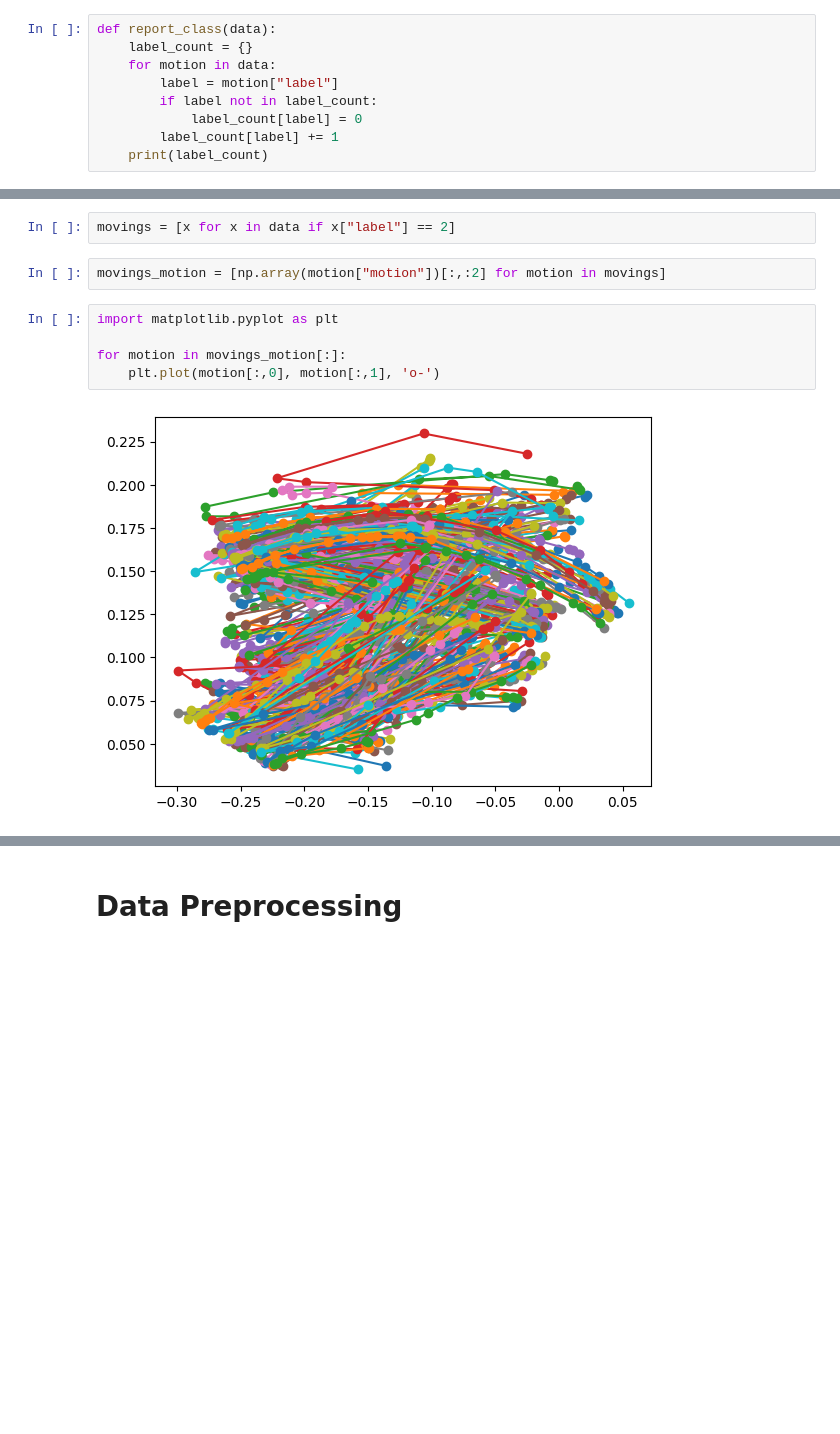
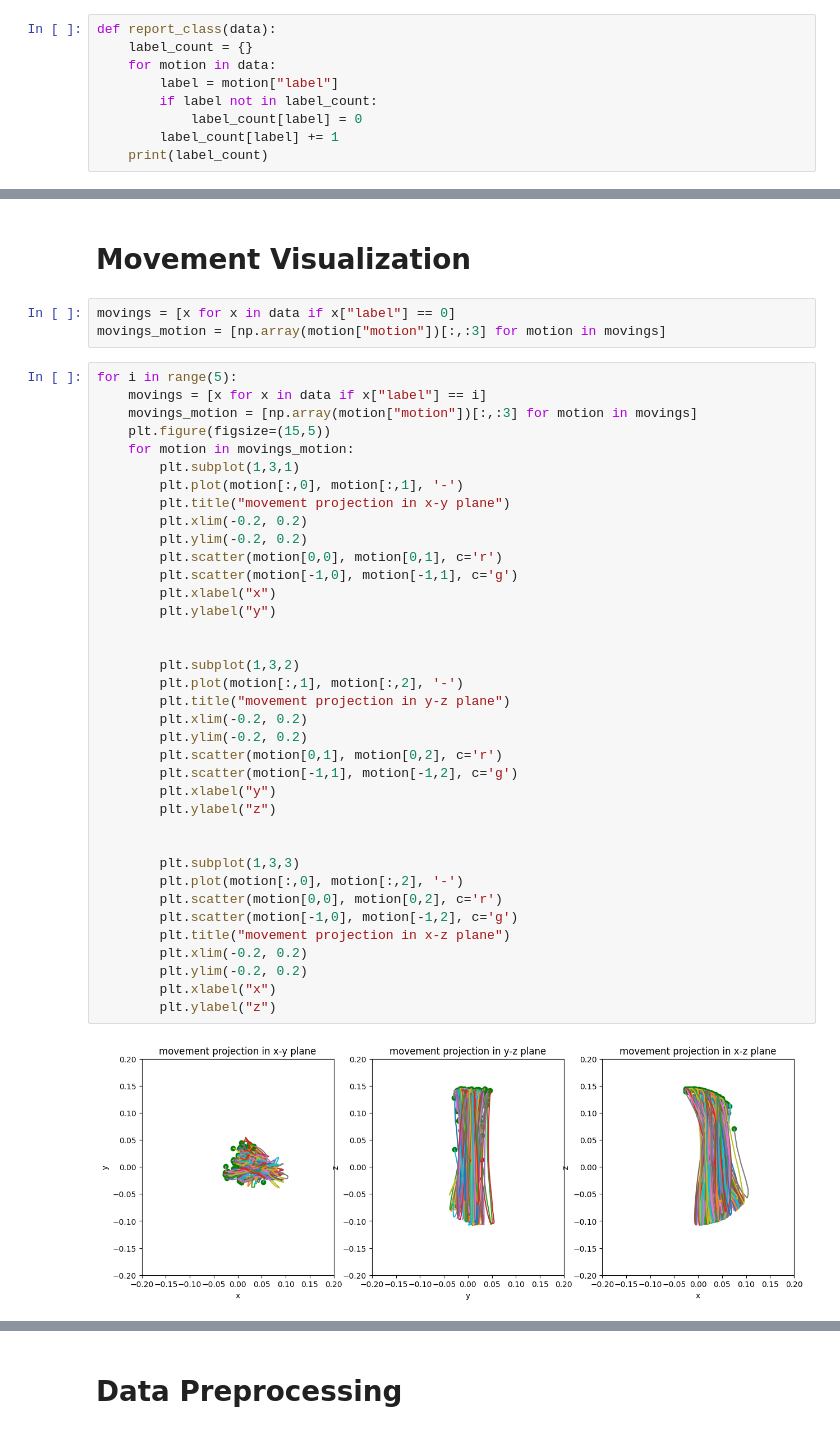
Before and after one commit to panomwat-w/human_intent_recognition, a Jupyter notebook: model.ipynb, the cells around one changed output, grey strips where cells are left out. Cells and saved outputs as stored; diff of their text form; blank space fills up the shorter version.

```diff
--- a/model.ipynb
+++ b/model.ipynb
@@ -48,11 +61,44 @@ report_class(data)
+# %% [markdown]
+# Movement Visualization
 # %%
-movings = [x for x in data if x["label"] == 2]
+movings = [x for x in data if x["label"] == 0]
+movings_motion = [np.array(motion["motion"])[:,:3] for motion in movings]
-# %%
-movings_motion = [np.array(motion["motion"])[:,:2] for motion in movings]
-# %%
-import matplotlib.pyplot as plt
-
-for motion in movings_motion[:]:
-    plt.plot(motion[:,0], motion[:,1], 'o-')
-# %% [output]
-[figure, removed]
+# %%
+for i in range(5):
+    movings = [x for x in data if x["label"] == i]
+    movings_motion = [np.array(motion["motion"])[:,:3] for motion in movings]
+    plt.figure(figsize=(15,5))
+    for motion in movings_motion:
+        plt.subplot(1,3,1)
+        plt.plot(motion[:,0], motion[:,1], '-')
+        plt.title("movement projection in x-y plane")
+        plt.xlim(-0.2, 0.2)
+        plt.ylim(-0.2, 0.2)
+        plt.scatter(motion[0,0], motion[0,1], c='r')
+        plt.scatter(motion[-1,0], motion[-1,1], c='g')
+        plt.xlabel("x")
+        plt.ylabel("y")
+
+
+        plt.subplot(1,3,2)
+        plt.plot(motion[:,1], motion[:,2], '-')
+        plt.title("movement projection in y-z plane")
+        plt.xlim(-0.2, 0.2)
+        plt.ylim(-0.2, 0.2)
+        plt.scatter(motion[0,1], motion[0,2], c='r')
+        plt.scatter(motion[-1,1], motion[-1,2], c='g')
+        plt.xlabel("y")
+        plt.ylabel("z")
+
+
+        plt.subplot(1,3,3)
+        plt.plot(motion[:,0], motion[:,2], '-')
+        plt.scatter(motion[0,0], motion[0,2], c='r')
+        plt.scatter(motion[-1,0], motion[-1,2], c='g')
+        plt.title("movement projection in x-z plane")
+        plt.xlim(-0.2, 0.2)
+        plt.ylim(-0.2, 0.2)
+        plt.xlabel("x")
+        plt.ylabel("z")
+# %% [output]
+[figure, added]
```
Also changed, not shown: parts of 23 cells of this notebook, 51 other files.
